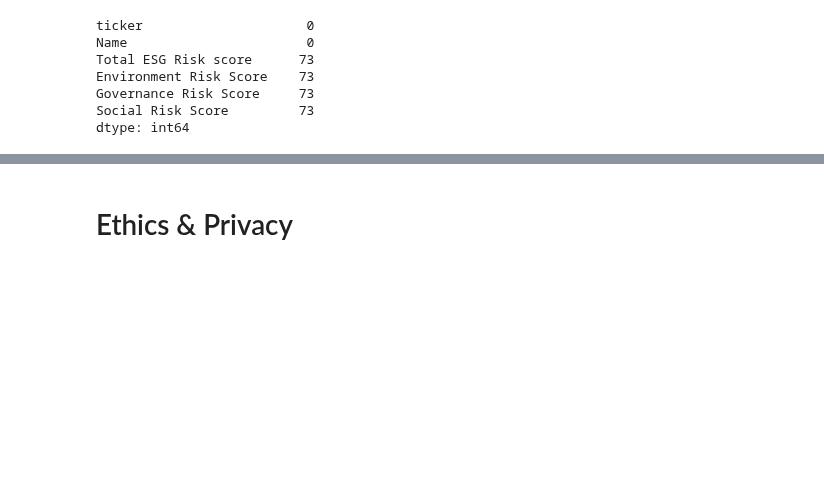
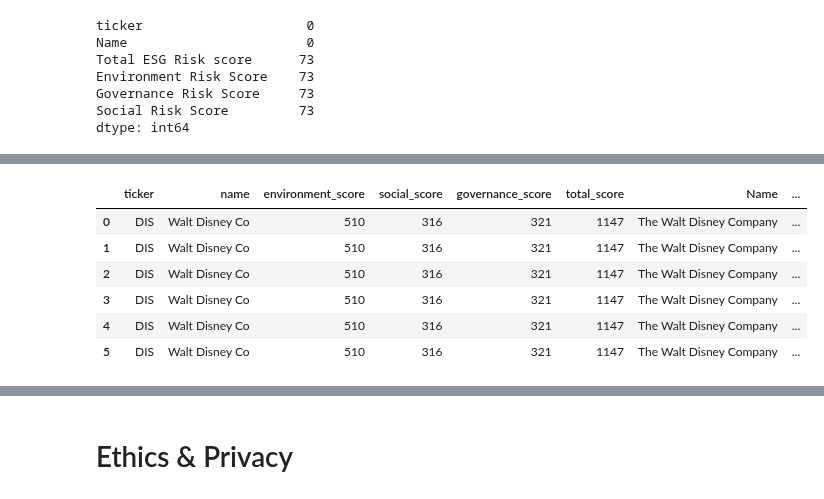
Before and after one commit to JacquelynGarcia/ESGStockPredictor, a Jupyter notebook: DataCheckpoint_Group025-FA24.ipynb, the cells around one changed output, grey strips where cells are left out. Cells and saved outputs as stored; diff of their text form; code cells hidden in the pictures; blank space fills up the shorter version.

```diff
--- a/DataCheckpoint_Group025-FA24.ipynb
+++ b/DataCheckpoint_Group025-FA24.ipynb
@@ -222,0 +238,7 @@ Ticker                           ABT       ACGL         ACN        ADBE
+# %%
+# Adjusted close prices as a dataframe with 'Date' and 'ticker'
+adj_close = stock_data['Adj Close']
+adj_close = adj_close.stack().reset_index()
+adj_close.columns = ['Date', 'ticker', 'adj_close']
+
+adj_close.head(6)
@@ -222,0 +253,13 @@ Ticker                           ABT       ACGL         ACN        ADBE
+# %%
+# Merge ESG and stock price data on both 'ticker' and 'Date'
+prefinal_data = pd.merge(merged_data, adj_close, on='ticker', how='inner')
+
+prefinal_data.head(6)
+# %% [output]
+|  | ticker | name | environment_score | social_score | governance_score | total_score | Name | ... |
+| 0 | DIS | Walt Disney Co | 510 | 316 | 321 | 1147 | The Walt Disney Company | ... |
+| 1 | DIS | Walt Disney Co | 510 | 316 | 321 | 1147 | The Walt Disney Company | ... |
+| 2 | DIS | Walt Disney Co | 510 | 316 | 321 | 1147 | The Walt Disney Company | ... |
+| 3 | DIS | Walt Disney Co | 510 | 316 | 321 | 1147 | The Walt Disney Company | ... |
+| 4 | DIS | Walt Disney Co | 510 | 316 | 321 | 1147 | The Walt Disney Company | ... |
+| 5 | DIS | Walt Disney Co | 510 | 316 | 321 | 1147 | The Walt Disney Company | ... |
```
Also changed, not shown: parts of 10 cells of this notebook.
